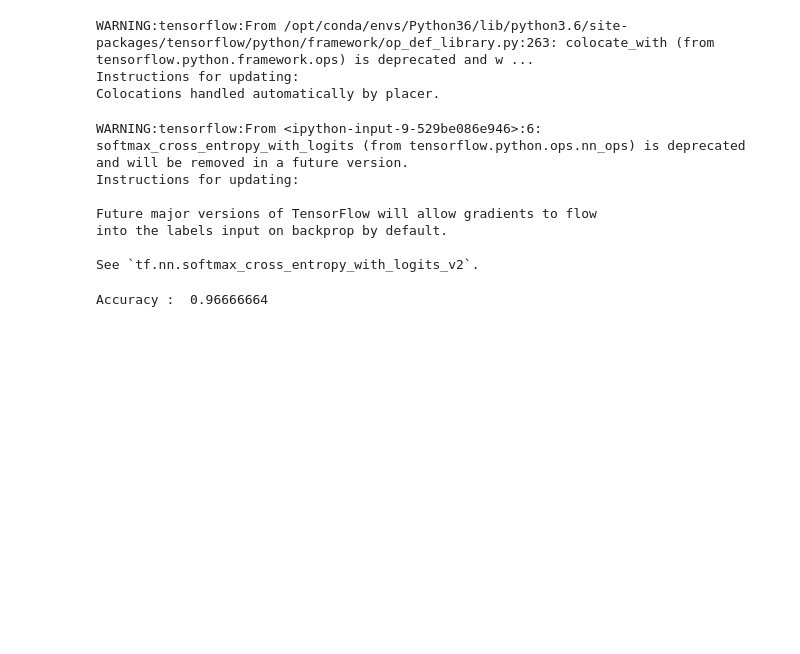
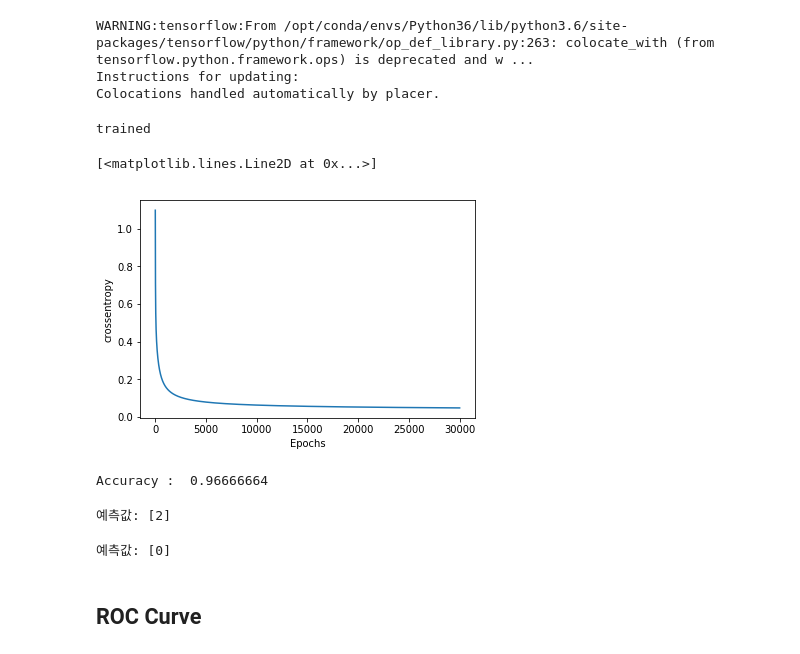
Before and after one commit to exseul/2020BigData, a Jupyter notebook: P2/iris-17681020Leeyeseul.ipynb, the cells around one changed output. Drawn from its saved outputs; the diff is of its cells as text; code cells hidden in the pictures; blank space fills up the shorter version.

```diff
--- a/P2/iris-17681020Leeyeseul.ipynb
+++ b/P2/iris-17681020Leeyeseul.ipynb
@@ -79,21 +127,9 @@ y_ = tf.placeholder(tf.float32, [None, 3])
 WARNING:tensorflow:From /opt/conda/envs/Python36/lib/python3.6/site-packages/tensorflow/python/framework/op_def_library.py:263: colocate_with (from tensorflow.python.framework.ops) is deprecated and w ...
 Instructions for updating:
 Colocations handled automatically by placer.
-# %%
-#cross_entropy를 cost함수로
-# cross_entropy = tf.reduce_mean(-tf.reduce_sum(y_ * tf.log(y), reduction_indices=[1]))
-#tf.log는 y의 각 원소 로그값을 계산하고 실제값인 y_의 각원소를 각각 곱합니다.
-# 하지만 이 식은 수학적으로 불안정한 계산입니다.
-# 보다 안정적인  tf.nn.softmax_cross_entropy_with_logits를 사용하도록 권합니다. 파라미터로는 labels는 실제 값, logits는 예상한 값을 넣으면 됩니다.
-cross_entropy  = tf.reduce_mean(tf.nn.softmax_cross_entropy_with_logits(labels=y_, logits=tf.matmul(x,W)+b))
-# %% [output]
-WARNING:tensorflow:From <ipython-input-9-529be086e946>:6: softmax_cross_entropy_with_logits (from tensorflow.python.ops.nn_ops) is deprecated and will be removed in a future version.
-Instructions for updating:
-
-Future major versions of TensorFlow will allow gradients to flow
-into the labels input on backprop by default.
-
-See `tf.nn.softmax_cross_entropy_with_logits_v2`.
+# %%
+#cross_entropy를 cost함수로
+cross_entropy  = tf.reduce_mean(tf.nn.softmax_cross_entropy_with_logits_v2(labels=y_, logits=tf.matmul(x,W)+b))
 # %%
 #cost를 최소화
 train_step = tf.train.GradientDescentOptimizer(0.05).minimize(cross_entropy)
@@ -116,9 +138,28 @@ sess = tf.InteractiveSession()
 # %%
-#1000번학습
-tf.global_variables_initializer().run()
-for _ in range(1000):
+#30,000번 학습
+#tf.global_variables_initializer().run()
+epoch_history = []
+loss_history = []
+
+sess.run(tf.global_variables_initializer())
+for _ in range(30000):
     #Usually send batches to the training step. But since the dataset is small sending all
-    sess.run(train_step, feed_dict={x: iris_train_input_data, y_: iris_train_label_data})
+    l,a=sess.run([cross_entropy,train_step], feed_dict={x: iris_train_input_data, y_: iris_train_label_data})
+    epoch_history.append(_)
+    loss_history.append(l)
 
-correct_prediction = tf.equal(tf.argmax(y, 1), tf.argmax(y_, 1))
+print("trained")
+# %% [output]
+trained
+# %%
+#Draw Cross Entropy Graph
+plt.xlabel('Epochs')
+plt.ylabel('crossentropy')
+
+
+# Show the cross_entropy
+plt.plot(epoch_history, loss_history)
+# %% [output]
+[<matplotlib.lines.Line2D at 0x...>]
+[figure, added]
 # %%
@@ -127,3 +169,18 @@ accuracy = tf.reduce_mean(tf.cast(correct_prediction, tf.float32))
 print('Accuracy : ', sess.run(accuracy, feed_dict={x: iris_test_input_data, y_: iris_test_label_data}))
 # %% [output]
 Accuracy :  0.96666664
+# %%
+#추론
+predict_x = np.array([[6.9,3.1,5.4,2.1]])
+prediction=tf.argmax(y,1)
+print('예측값:', sess.run(prediction, feed_dict={x: predict_x}))
+# %% [output]
+예측값: [2]
+# %%
+predict_x = np.array([[5.1,3.3,1.7,0.5]])
+prediction=tf.argmax(y,1)
+print('예측값:', sess.run(prediction, feed_dict={x: predict_x}))
+# %% [output]
+예측값: [0]
+# %% [markdown]
+## ROC Curve
```
Also changed, not shown: parts of 15 cells of this notebook.
